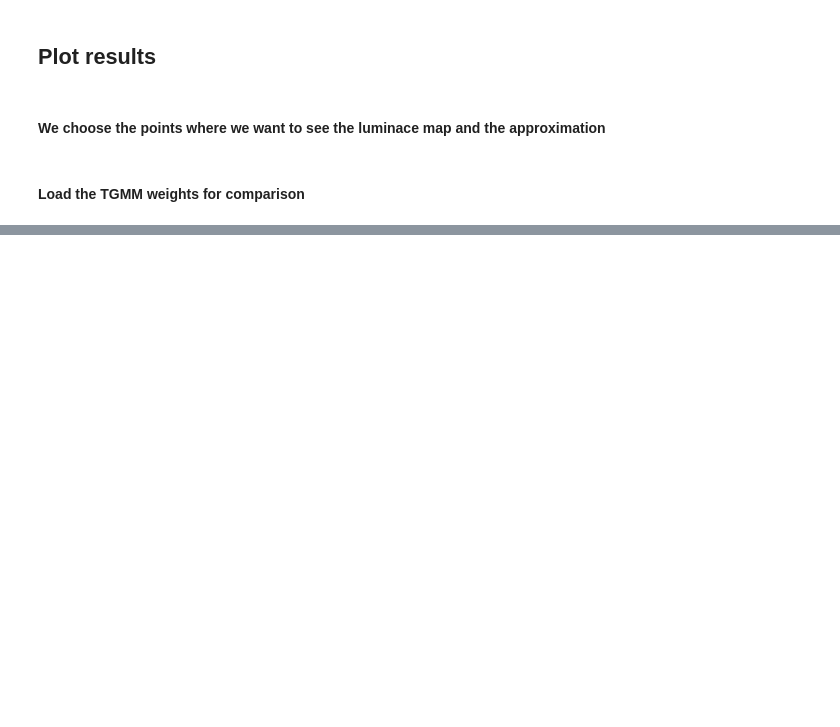
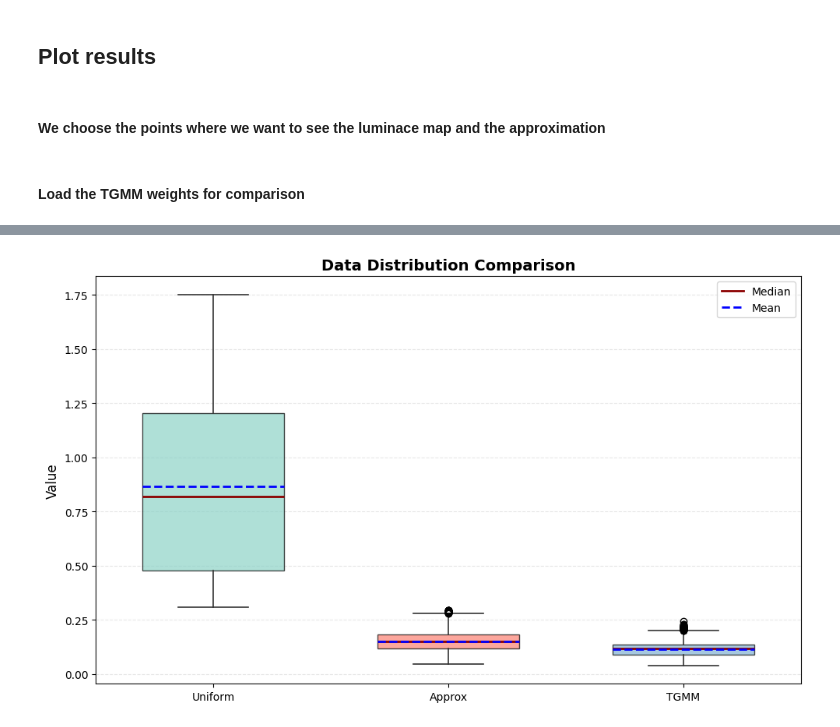
Before and after one commit to matttsss/mitsuba3, a Jupyter notebook: sampling_tests/warps.ipynb, the cells around one changed output, grey strips where cells are left out. Drawn from its saved outputs; the diff is of its cells as text; code cells hidden in the pictures; blank space fills up the shorter version.

```diff
--- a/sampling_tests/warps.ipynb
+++ b/sampling_tests/warps.ipynb
@@ -542,3 +546,76 @@ Loading tensor data from "../../mitsuba3/resources/data/sunsky/output/tgmm_table
+# %%
+def plot_boxplots(list1, list2, list3, labels=['List 1', 'List 2', 'List 3'], title='Data Distribution Comparison'):
+    """
+    Creates boxplots to visualize the quantiles and extremes of three lists of values.
+
+    Parameters:
+    -----------
+    list1, list2, list3 : array-like
+        Three lists/arrays of numerical values to compare
+    labels : list of str, optional
+        Labels for the three datasets (default: ['List 1', 'List 2', 'List 3'])
+    title : str, optional
+        Title for the plot (default: 'Data Distribution Comparison')
+
+    Returns:
+    --------
+    fig : matplotlib.figure.Figure
+        The figure object containing the boxplots
+    """
+    # Convert to numpy arrays
+    data = [np.array(list1), np.array(list2), np.array(list3)]
+
+    # Create figure
+    fig, ax = plt.subplots(figsize=(10, 6))
+
+    # Create boxplot
+    bp = ax.boxplot(data, tick_labels=labels, patch_artist=True,
+                     showmeans=True, meanline=True,
+                     widths=0.6)
+
+    # Customize colors
+    colors = ['#8dd3c7', '#fb8072', '#80b1d3']
+    for patch, color in zip(bp['boxes'], colors):
+        patch.set_facecolor(color)
+        patch.set_alpha(0.7)
+
+    # Customize other elements
+    for element in ['whiskers', 'fliers', 'caps']:
+        plt.setp(bp[element], color='#333333', linewidth=1.2)
+
+    plt.setp(bp['medians'], color='darkred', linewidth=2)
+    plt.setp(bp['means'], color='blue', linewidth=2, linestyle='--')
+
+    # Add grid
+    ax.yaxis.grid(True, alpha=0.3, linestyle='--')
+    ax.set_axisbelow(True)
+
+    # Labels and title
+    ax.set_ylabel('Value', fontsize=12)
+    ax.set_title(title, fontsize=14, fontweight='bold')
+
+    # Add legend for median and mean lines
+    from matplotlib.lines import Line2D
+    legend_elements = [
+        Line2D([0], [0], color='darkred', linewidth=2, label='Median'),
+        Line2D([0], [0], color='blue', linewidth=2, linestyle='--', label='Mean')
+    ]
+    ax.legend(handles=legend_elements, loc='upper right')
+
+    fig.tight_layout()
+
+
+rel_err_tgmm = compute_mre_grid(
+    tgmm_pdf,
+    tgmm_weights, tex_pos, sky_rad, sky_params, norm_factor, sun_dir, env_map_wi, dr.width(env_map_wi)
+)
+rel_err_unif = compute_mre_grid(
+    uniform_pdf,
+    0, tex_pos, sky_rad, sky_params, norm_factor, sun_dir, env_map_wi, dr.width(env_map_wi)
+)
+plot_boxplots(rel_err_unif.array, rel_err_per_point.array, rel_err_tgmm.array, ['Uniform', 'Approx', 'TGMM'])
+# %% [output]
+[figure, added]
 # %%
 import time
 
```
Also changed, not shown: parts of 7 cells of this notebook, 1 other file.
